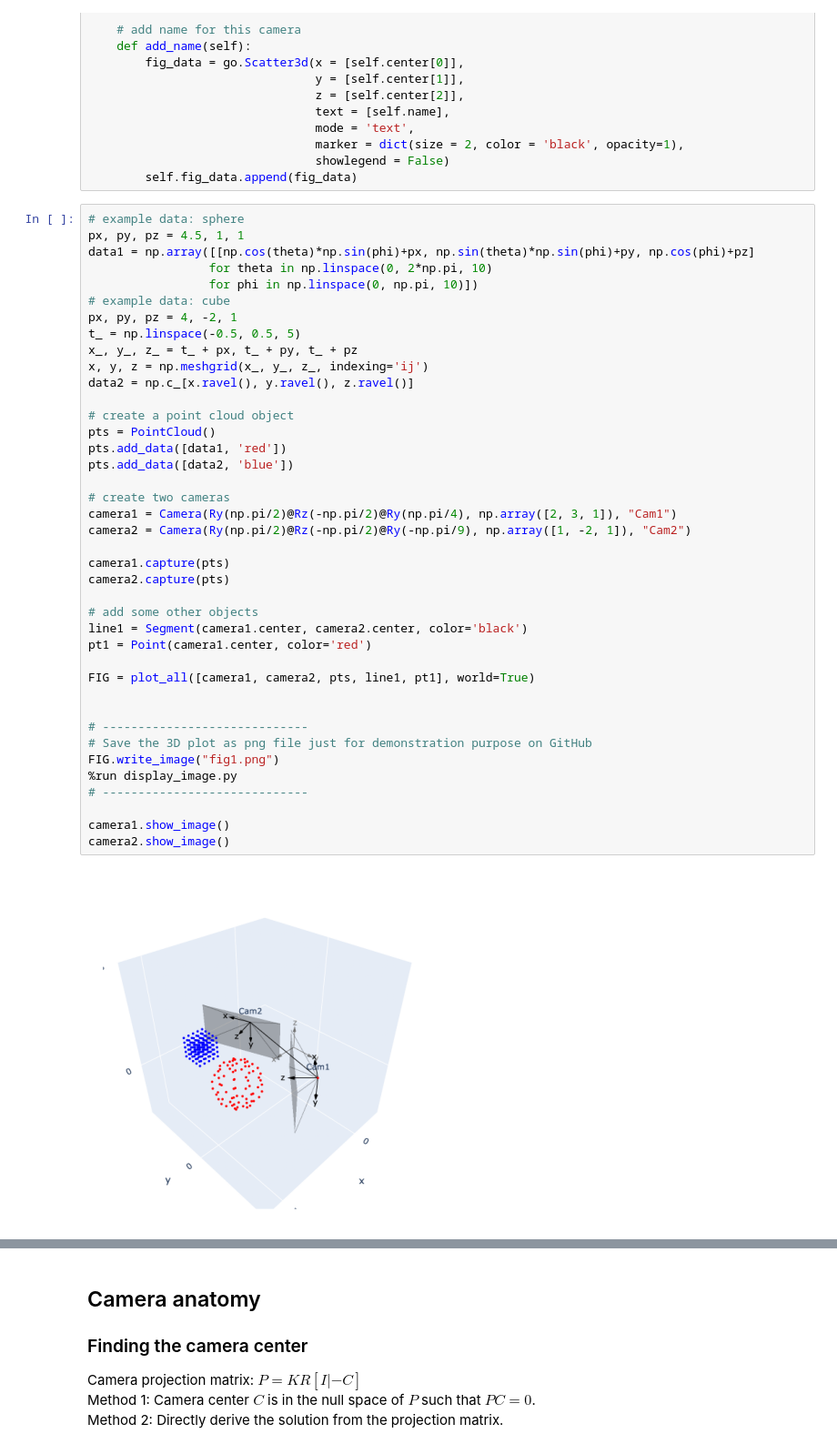
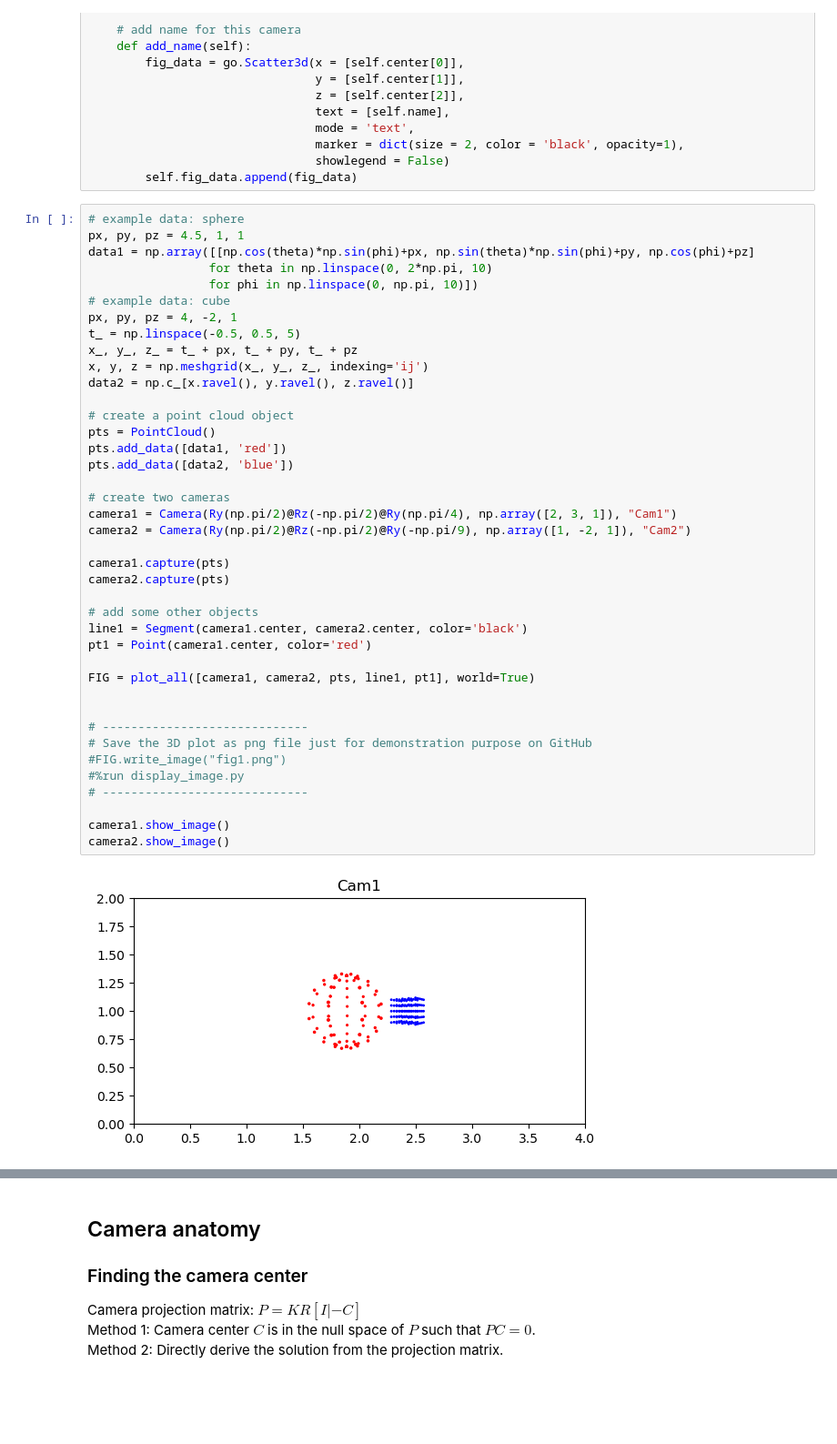
Before and after one commit to brianwang00001/3D-geometry-visualizer, a Jupyter notebook: 3D_geometry_dev.ipynb, the cells around one changed output, grey strips where cells are left out. Shown at 91% size. Saved outputs shown, nothing was run; the diff lists cells and outputs as text; blank space fills up the shorter version.

```diff
--- a/3D_geometry_dev.ipynb
+++ b/3D_geometry_dev.ipynb
@@ -400,33 +400,33 @@ t_ = np.linspace(-0.5, 0.5, 5)
 x_, y_, z_ = t_ + px, t_ + py, t_ + pz
 x, y, z = np.meshgrid(x_, y_, z_, indexing='ij')
 data2 = np.c_[x.ravel(), y.ravel(), z.ravel()]
 
 # create a point cloud object
 pts = PointCloud()
 pts.add_data([data1, 'red'])
 pts.add_data([data2, 'blue'])
 
 # create two cameras
 camera1 = Camera(Ry(np.pi/2)@Rz(-np.pi/2)@Ry(np.pi/4), np.array([2, 3, 1]), "Cam1")
 camera2 = Camera(Ry(np.pi/2)@Rz(-np.pi/2)@Ry(-np.pi/9), np.array([1, -2, 1]), "Cam2")
 
 camera1.capture(pts)
 camera2.capture(pts)
 
 # add some other objects
 line1 = Segment(camera1.center, camera2.center, color='black')
 pt1 = Point(camera1.center, color='red')
 
 FIG = plot_all([camera1, camera2, pts, line1, pt1], world=True)
 
 
 # -----------------------------
 # Save the 3D plot as png file just for demonstration purpose on GitHub
-FIG.write_image("fig1.png")
-%run display_image.py
+#FIG.write_image("fig1.png")
+#%run display_image.py
 # -----------------------------
 
 camera1.show_image()
 camera2.show_image()
 # %% [output]
-[figure, old version]
+[figure, new version]
```
Also changed, not shown: parts of 2 cells of this notebook.
